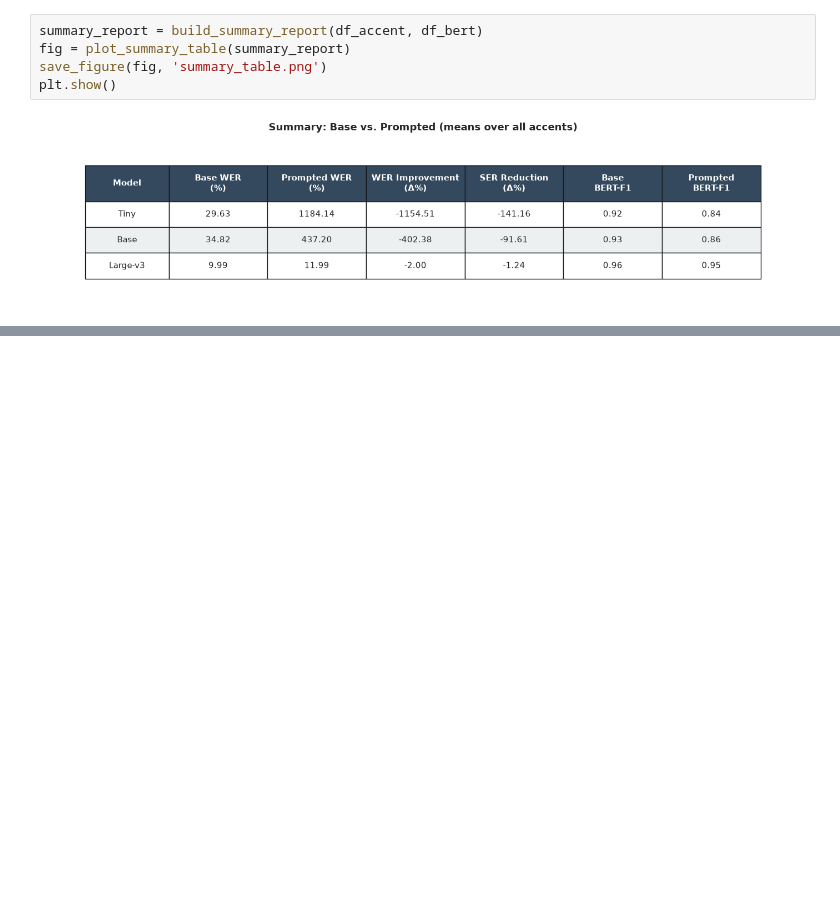
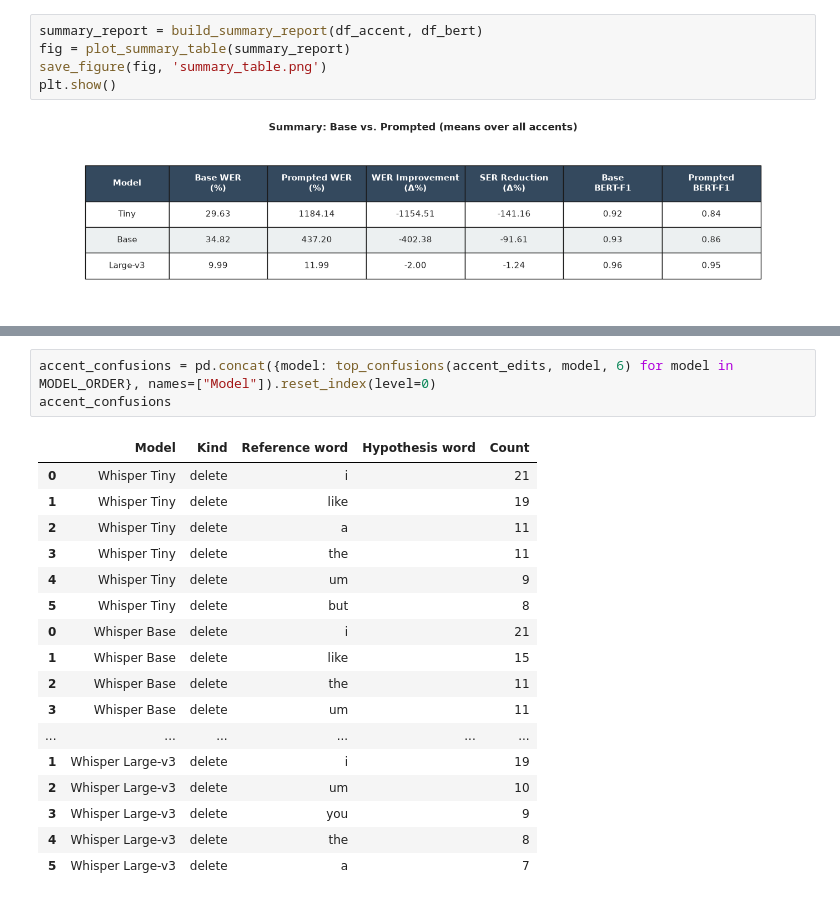
Before and after one commit to finnlimjc/AI-Systems-Evaluation, a Jupyter notebook: notebooks/results_analysis.ipynb, the cells around one changed output, grey strips where cells are left out. Drawn from its saved outputs; the diff is of its cells as text; blank space fills up the shorter version.

```diff
--- a/notebooks/results_analysis.ipynb
+++ b/notebooks/results_analysis.ipynb
@@ -84,0 +221,21 @@ plt.show()
+# %%
+accent_confusions = pd.concat({model: top_confusions(accent_edits, model, 6) for model in MODEL_ORDER}, names=["Model"]).reset_index(level=0)
+accent_confusions
+# %% [output]
+|  | Model | Kind | Reference word | Hypothesis word | Count |
+| 0 | Whisper Tiny | delete | i |  | 21 |
+| 1 | Whisper Tiny | delete | like |  | 19 |
+| 2 | Whisper Tiny | delete | a |  | 11 |
+| 3 | Whisper Tiny | delete | the |  | 11 |
+| 4 | Whisper Tiny | delete | um |  | 9 |
+| 5 | Whisper Tiny | delete | but |  | 8 |
+| 0 | Whisper Base | delete | i |  | 21 |
+| 1 | Whisper Base | delete | like |  | 15 |
+| 2 | Whisper Base | delete | the |  | 11 |
+| 3 | Whisper Base | delete | um |  | 11 |
+| ... | ... | ... | ... | ... | ... |
+| 1 | Whisper Large-v3 | delete | i |  | 19 |
+| 2 | Whisper Large-v3 | delete | um |  | 10 |
+| 3 | Whisper Large-v3 | delete | you |  | 9 |
+| 4 | Whisper Large-v3 | delete | the |  | 8 |
+| 5 | Whisper Large-v3 | delete | a |  | 7 |
```
Also changed, not shown: parts of 32 cells of this notebook, 5 other files.
